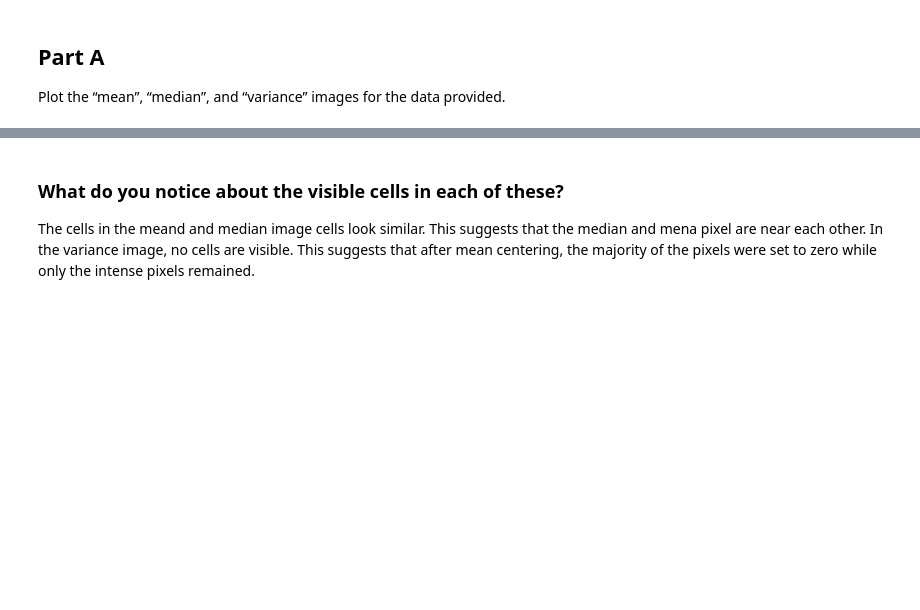
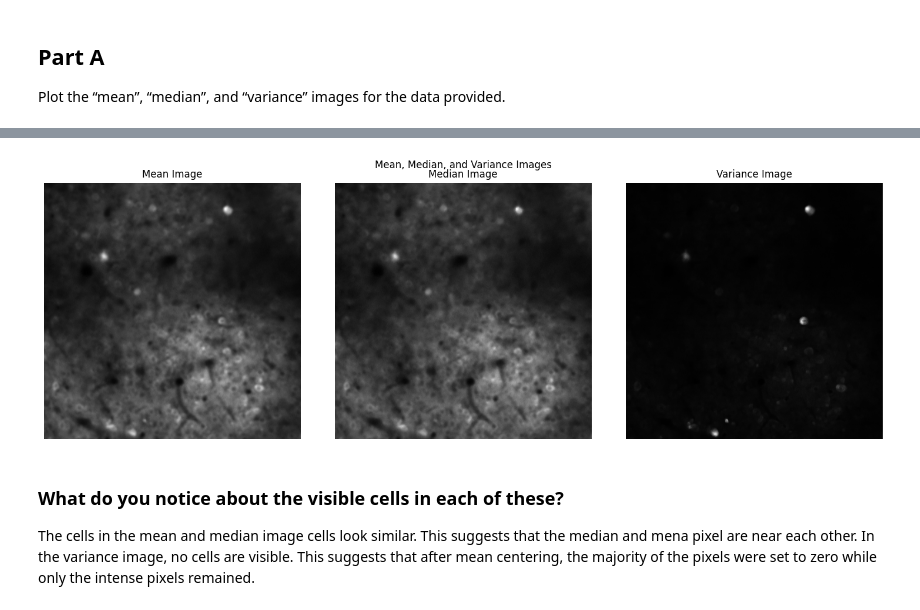
Before and after one commit to skyetomez/NSC_HW1, a Jupyter notebook: sthom215_problem_2_ex_1.ipynb, the cells around one changed output, grey strips where cells are left out. Drawn from its saved outputs; the diff is of its cells as text; code cells hidden in the pictures; blank space fills up the shorter version.

Commit message:
finished code
Finished the Majority of the code. Just need to reformat and get it into the solution for turning it in as well as making sure that all of the answers are present.

```diff
--- a/sthom215_problem_2_ex_1.ipynb
+++ b/sthom215_problem_2_ex_1.ipynb
@@ -70,4 +33,8 @@ from PIL import Image
+# %%
+summaryimages2.plot_mean_median_variance()
+# %% [output]
+[figure, added]
 # %% [markdown]
 ### What do you notice about the visible cells in each of these?
 
-The cells in the meand and median image cells look similar. This suggests that the median and mena pixel are near each other. In the variance image, no cells are visible. This suggests that after mean centering, the majority of the pixels were set to zero while only the intense pixels remained.
+The cells in the mean and median image cells look similar. This suggests that the median and mena pixel are near each other. In the variance image, no cells are visible. This suggests that after mean centering, the majority of the pixels were set to zero while only the intense pixels remained.
```
Also changed, not shown: parts of 6 cells of this notebook, 7 other files.
